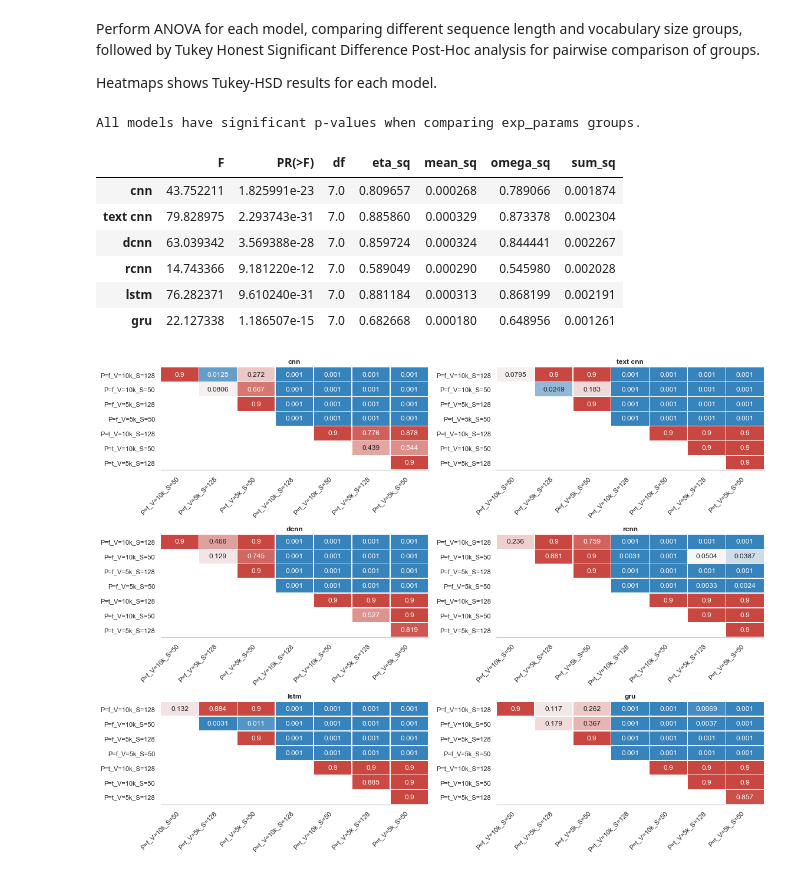
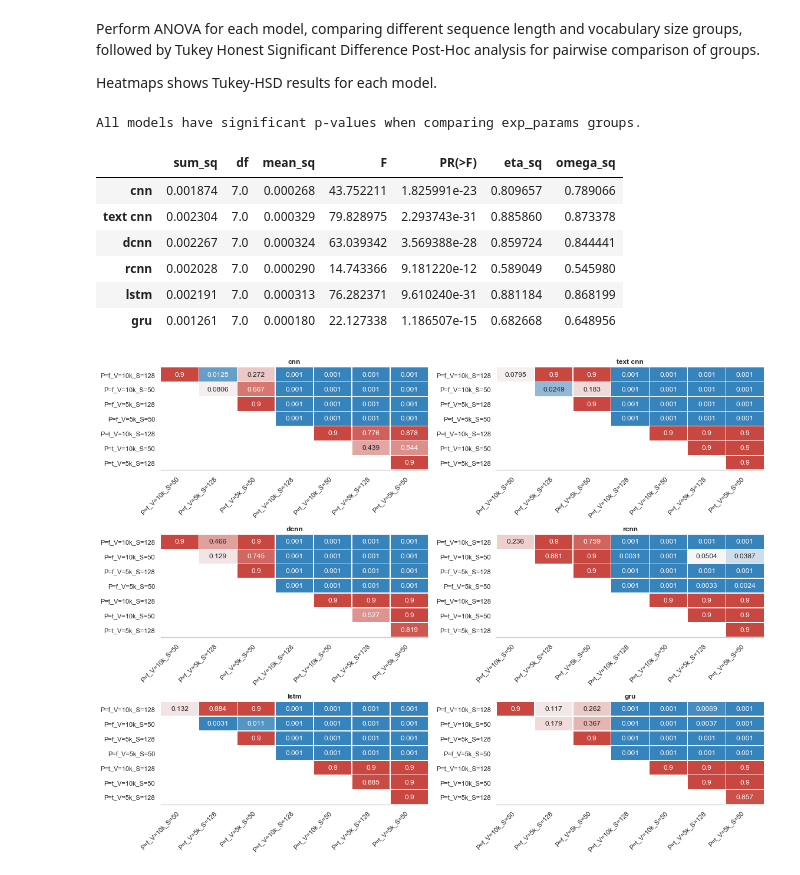
Before and after one commit to NathanDuran/Sentence-Encoding-for-DA-Classification, a Jupyter notebook: data_processing/results.ipynb, the cells around one changed output. Drawn from its saved outputs; the diff is of its cells as text; code cells hidden in the pictures.

```diff
--- a/data_processing/results.ipynb
+++ b/data_processing/results.ipynb
@@ -413,16 +410,16 @@ followed by Tukey Honest Significant Difference Post-Hoc analysis for pairwise c
 Heatmaps shows Tukey-HSD results for each model.
 # %%
 # Run ANOVA
-anova_test(inseq_data, exp_param, metric)
+one_way_anova_test(inseq_data, exp_param, metric)
 # %% [output]
 All models have significant p-values when comparing exp_params groups.
-|  | F | PR(>F) | df | eta_sq | mean_sq | omega_sq | sum_sq |
-| cnn | 43.752211 | 1.825991e-23 | 7.0 | 0.809657 | 0.000268 | 0.789066 | 0.001874 |
-| text cnn | 79.828975 | 2.293743e-31 | 7.0 | 0.885860 | 0.000329 | 0.873378 | 0.002304 |
-| dcnn | 63.039342 | 3.569388e-28 | 7.0 | 0.859724 | 0.000324 | 0.844441 | 0.002267 |
-| rcnn | 14.743366 | 9.181220e-12 | 7.0 | 0.589049 | 0.000290 | 0.545980 | 0.002028 |
-| lstm | 76.282371 | 9.610240e-31 | 7.0 | 0.881184 | 0.000313 | 0.868199 | 0.002191 |
-| gru | 22.127338 | 1.186507e-15 | 7.0 | 0.682668 | 0.000180 | 0.648956 | 0.001261 |
+|  | sum_sq | df | mean_sq | F | PR(>F) | eta_sq | omega_sq |
+| cnn | 0.001874 | 7.0 | 0.000268 | 43.752211 | 1.825991e-23 | 0.809657 | 0.789066 |
+| text cnn | 0.002304 | 7.0 | 0.000329 | 79.828975 | 2.293743e-31 | 0.885860 | 0.873378 |
+| dcnn | 0.002267 | 7.0 | 0.000324 | 63.039342 | 3.569388e-28 | 0.859724 | 0.844441 |
+| rcnn | 0.002028 | 7.0 | 0.000290 | 14.743366 | 9.181220e-12 | 0.589049 | 0.545980 |
+| lstm | 0.002191 | 7.0 | 0.000313 | 76.282371 | 9.610240e-31 | 0.881184 | 0.868199 |
+| gru | 0.001261 | 7.0 | 0.000180 | 22.127338 | 1.186507e-15 | 0.682668 | 0.648956 |
 # %%
 # Run Tukey-HSD post-hoc analysis
 tukey_frame = tukey_hsd(inseq_data, exp_param, metric, show_result=False)
```
Also changed, not shown: parts of 13 cells of this notebook, 6 other files.
